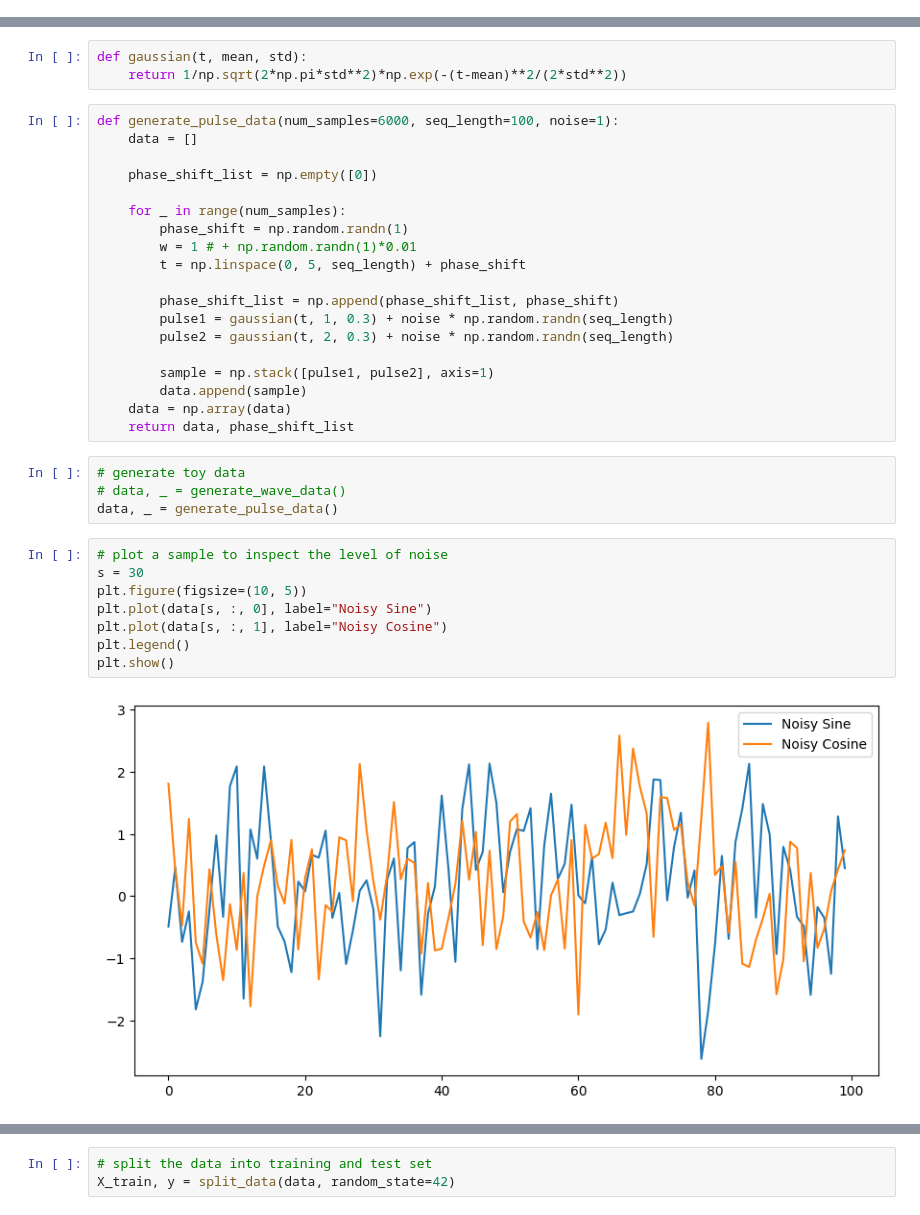
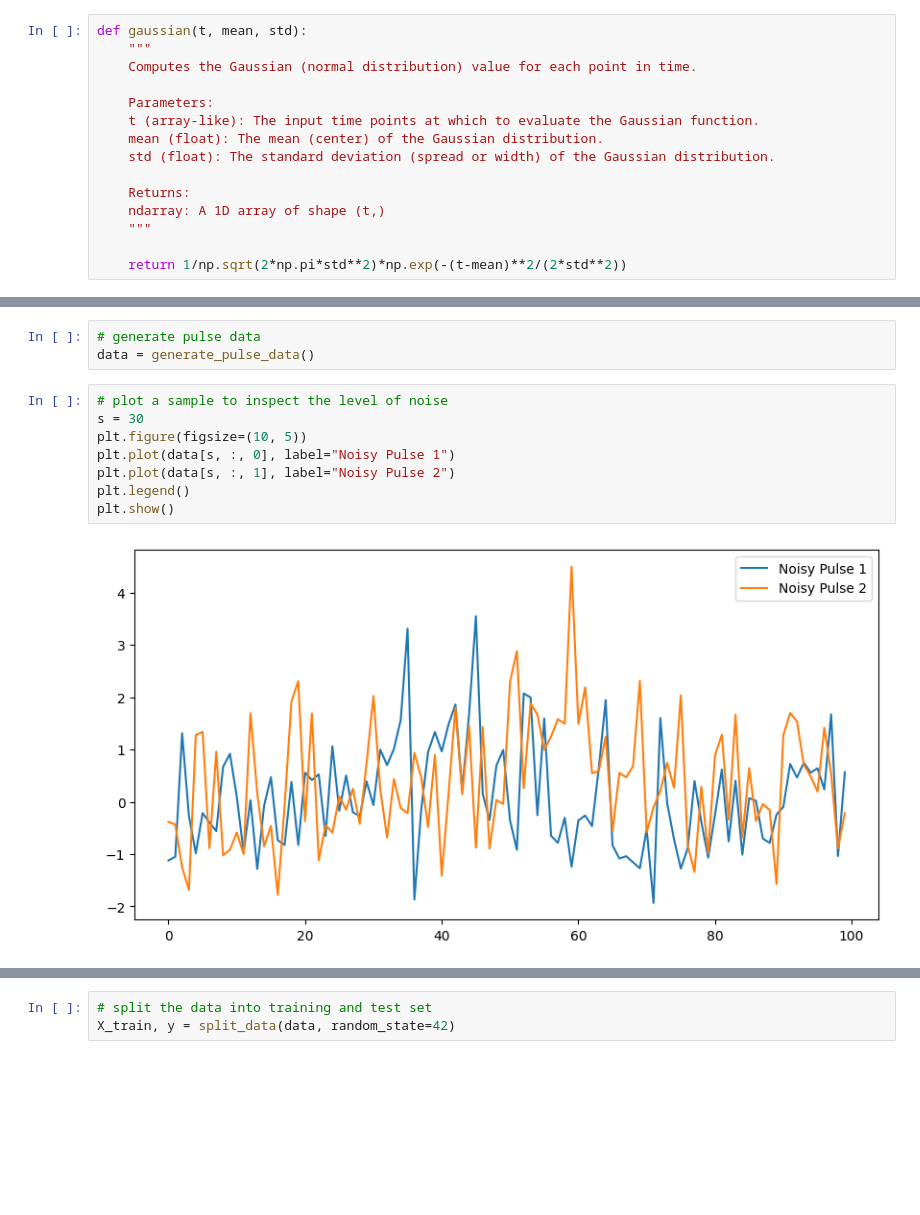
Before and after one commit to allshaks/eeg_llm, a Jupyter notebook: Transformer_on_toy_data.ipynb, the cells around one changed output, grey strips where cells are left out. Cells and saved outputs as stored; diff of their text form; blank space fills up the shorter version.

```diff
--- a/Transformer_on_toy_data.ipynb
+++ b/Transformer_on_toy_data.ipynb
@@ -7,4 +8,19 @@ import torch
 from sklearn.model_selection import train_test_split
 from torch.utils.data import DataLoader, TensorDataset
 import pandas as pd
+# %%
+def gaussian(t, mean, std):
+    """
+    Computes the Gaussian (normal distribution) value for each point in time.
+
+    Parameters:
+    t (array-like): The input time points at which to evaluate the Gaussian function.
+    mean (float): The mean (center) of the Gaussian distribution.
+    std (float): The standard deviation (spread or width) of the Gaussian distribution.
+
+    Returns:
+    ndarray: A 1D array of shape (t,)
+    """
+
+    return 1/np.sqrt(2*np.pi*std**2)*np.exp(-(t-mean)**2/(2*std**2))
 # %%
@@ -30,39 +54,16 @@ def generate_wave_data(num_samples=6000, seq_length=100, noise=0):
-# %%
-def gaussian(t, mean, std):
-    return 1/np.sqrt(2*np.pi*std**2)*np.exp(-(t-mean)**2/(2*std**2))
-# %%
-def generate_pulse_data(num_samples=6000, seq_length=100, noise=1):
-    data = []
-
-    phase_shift_list = np.empty([0])
-
-    for _ in range(num_samples):
-        phase_shift = np.random.randn(1)
-        w = 1 # + np.random.randn(1)*0.01
-        t = np.linspace(0, 5, seq_length) + phase_shift
-
-        phase_shift_list = np.append(phase_shift_list, phase_shift)
-        pulse1 = gaussian(t, 1, 0.3) + noise * np.random.randn(seq_length)
-        pulse2 = gaussian(t, 2, 0.3) + noise * np.random.randn(seq_length)
-
-        sample = np.stack([pulse1, pulse2], axis=1)
-        data.append(sample)
-    data = np.array(data)
-    return data, phase_shift_list
 # %%
-# generate toy data
-# data, _ = generate_wave_data()
-data, _ = generate_pulse_data()
+# generate pulse data
+data = generate_pulse_data()
 # %%
 # plot a sample to inspect the level of noise
 s = 30
 plt.figure(figsize=(10, 5))
-plt.plot(data[s, :, 0], label="Noisy Sine")
-plt.plot(data[s, :, 1], label="Noisy Cosine")
+plt.plot(data[s, :, 0], label="Noisy Pulse 1")
+plt.plot(data[s, :, 1], label="Noisy Pulse 2")
 plt.legend()
 plt.show()
 # %% [output]
-[figure, old version]
+[figure, new version]
 # %%
 # plot the average to see that the clean signal can be recovered
 data_avg = np.mean(data, axis=0)
```
Also changed, not shown: parts of 8 cells of this notebook, 2 other files.
